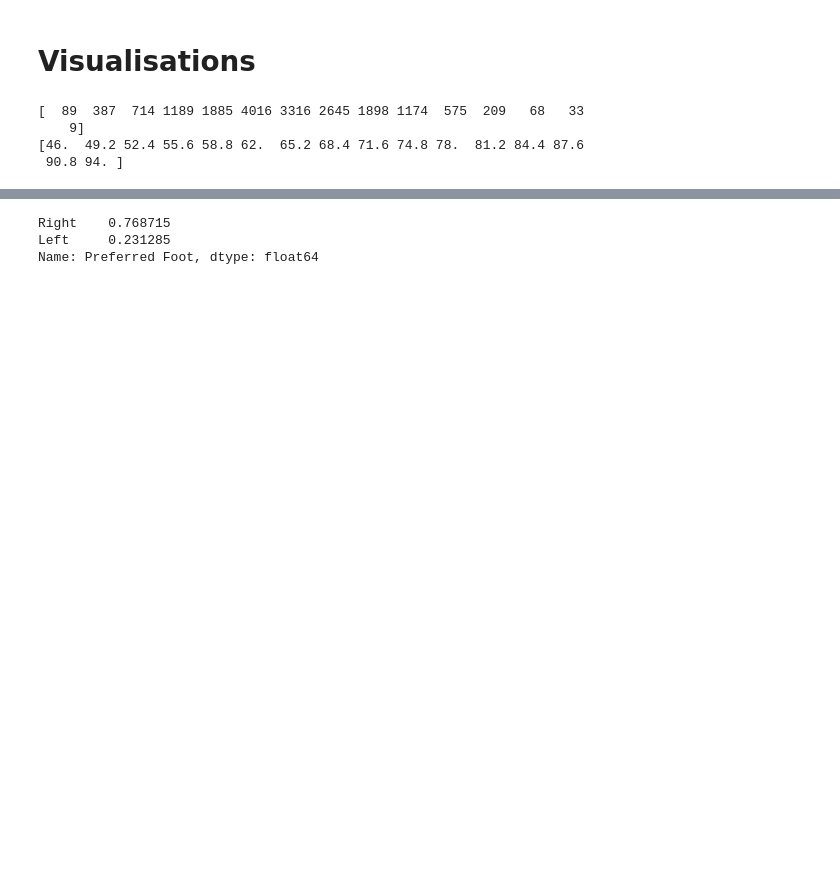
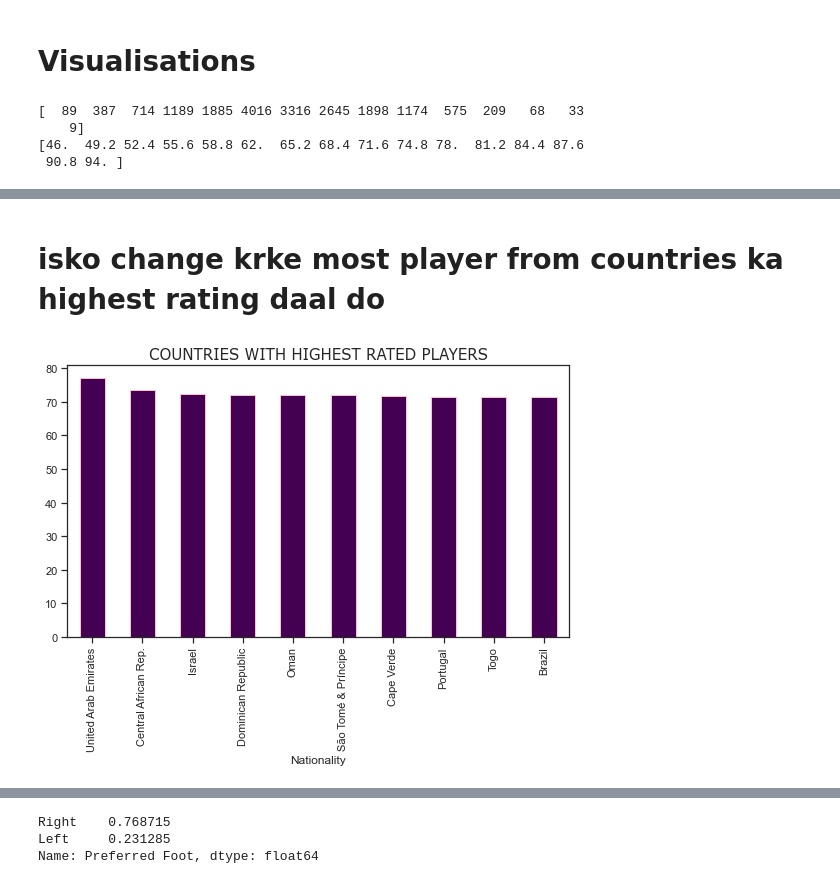
Before and after one commit to g-st180/FIFA19_Visualisation, a Jupyter notebook: FIFA_Notebook-Copy1.ipynb, the cells around one changed output, grey strips where cells are left out. Cells and saved outputs as stored; diff of their text form; code cells hidden in the pictures; blank space fills up the shorter version.

```diff
--- a/FIFA_Notebook-Copy1.ipynb
+++ b/FIFA_Notebook-Copy1.ipynb
@@ -67,0 +117,11 @@ df
+# %% [markdown]
+# isko change krke most player from countries ka highest rating daal do
+# %%
+country_grp=df.groupby('Nationality')
+
+# Rating of Players is normally distributed, so we can use mean as central tendency
+country_grp['Overall'].mean().nlargest(10).plot(kind='bar',figsize=(9,5), cmap='viridis',edgecolor='pink')
+plt.title('COUNTRIES WITH HIGHEST RATED PLAYERS',fontsize=15,font='Verdana')
+plt.show()
+# %% [output]
+[figure, added]
```
Also changed, not shown: parts of 25 cells of this notebook.
